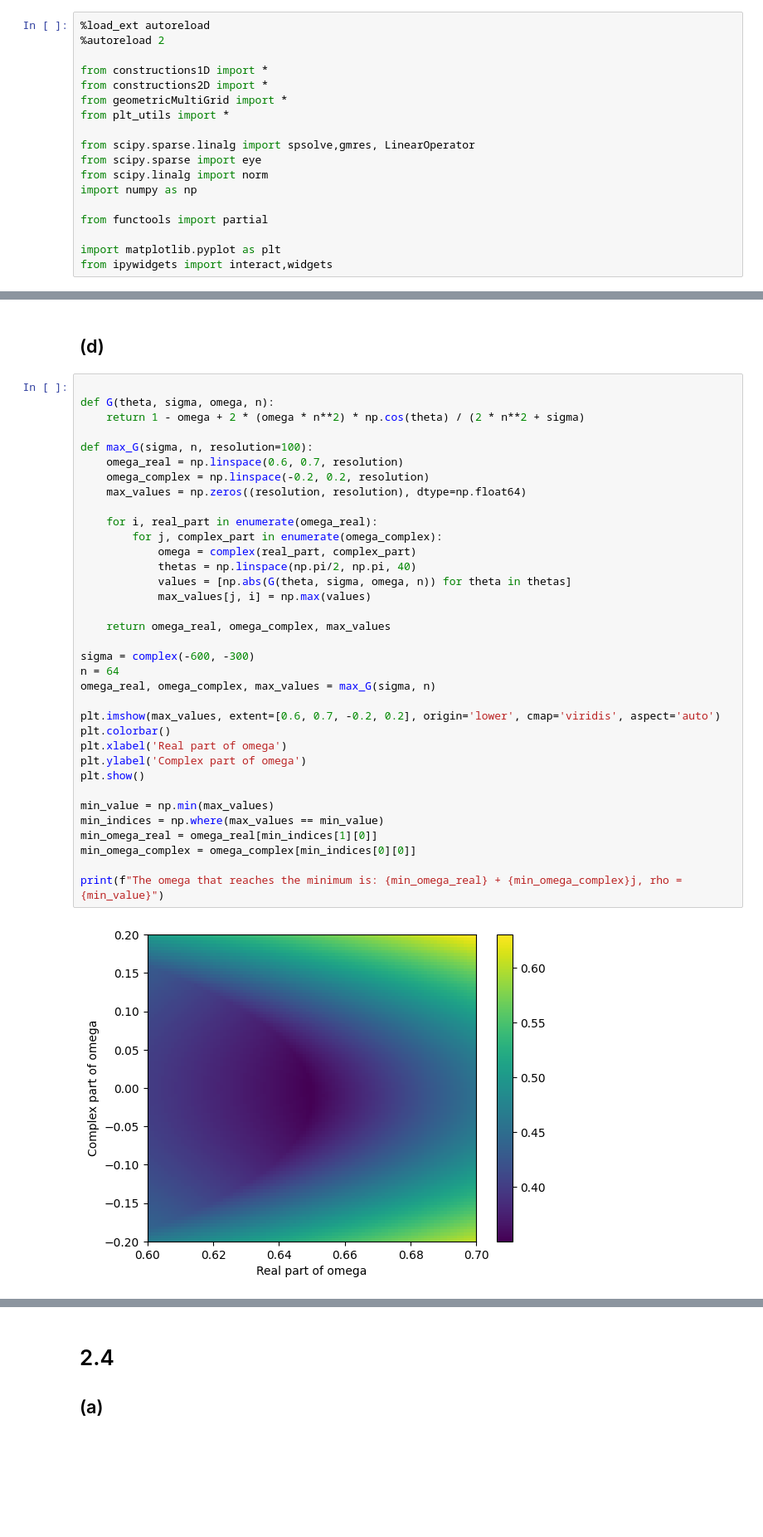
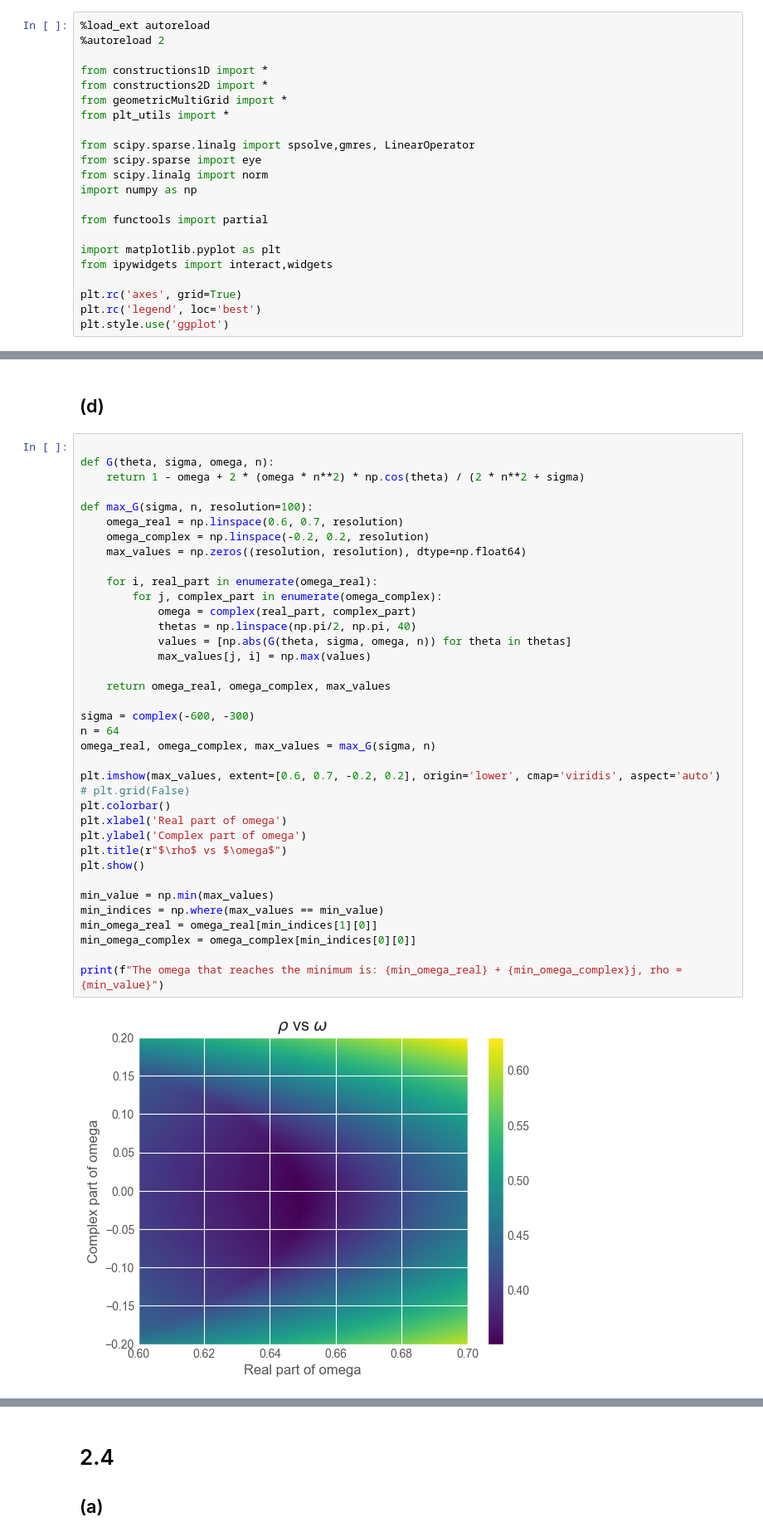
Before and after one commit to ISIPINK/Project-2023-2024-Multigrid-voor-het-oplossen-van-complex-waardige-Helmholtz-problemen, a Jupyter notebook: code/main.ipynb, the cells around one changed output, grey strips where cells are left out. Shown at 83% size. Drawn from its saved outputs; the diff is of its cells as text; blank space fills up the shorter version.

Commit message:
cleaned plots + finished first draft

```diff
--- a/code/main.ipynb
+++ b/code/main.ipynb
@@ -16,6 +16,10 @@ from functools import partial
 
 import matplotlib.pyplot as plt
 from ipywidgets import interact,widgets
+
+plt.rc('axes', grid=True)
+plt.rc('legend', loc='best')
+plt.style.use('ggplot')
 # %% [output]
 The autoreload extension is already loaded. To reload it, use:
   %reload_ext autoreload
@@ -208,34 +209,36 @@ def max_G(sigma, n, resolution=100):
     omega_real = np.linspace(0.6, 0.7, resolution)
     omega_complex = np.linspace(-0.2, 0.2, resolution)
     max_values = np.zeros((resolution, resolution), dtype=np.float64)
 
     for i, real_part in enumerate(omega_real):
         for j, complex_part in enumerate(omega_complex):
             omega = complex(real_part, complex_part)
             thetas = np.linspace(np.pi/2, np.pi, 40)
             values = [np.abs(G(theta, sigma, omega, n)) for theta in thetas]
             max_values[j, i] = np.max(values)
 
     return omega_real, omega_complex, max_values
 
 sigma = complex(-600, -300)
 n = 64
 omega_real, omega_complex, max_values = max_G(sigma, n)
 
 plt.imshow(max_values, extent=[0.6, 0.7, -0.2, 0.2], origin='lower', cmap='viridis', aspect='auto')
+# plt.grid(False)
 plt.colorbar()
 plt.xlabel('Real part of omega')
 plt.ylabel('Complex part of omega')
+plt.title(r"$\rho$ vs $\omega$")
 plt.show()
 
 min_value = np.min(max_values)
 min_indices = np.where(max_values == min_value)
 min_omega_real = omega_real[min_indices[1][0]]
 min_omega_complex = omega_complex[min_indices[0][0]]
 
 print(f"The omega that reaches the minimum is: {min_omega_real} + {min_omega_complex}j, rho = {min_value}")
 # %% [output]
-[figure, old version]
+[figure, new version]
 The omega that reaches the minimum is: 0.6494949494949495 + -0.002020202020202033j, rho = 0.3505108723645395
 # %% [markdown]
 # 2.4
```
Also changed, not shown: parts of 10 cells of this notebook, 9 other files.
